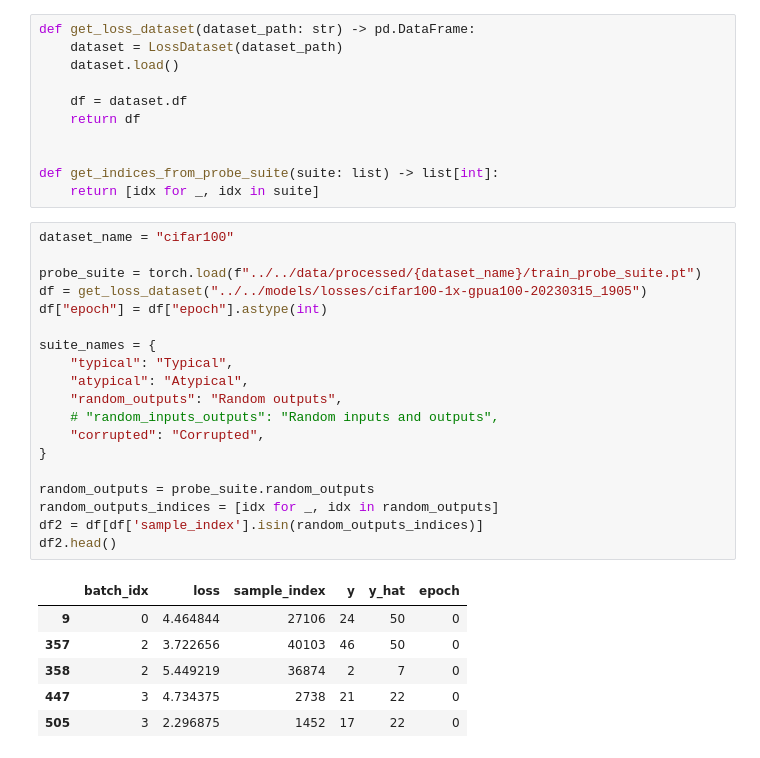
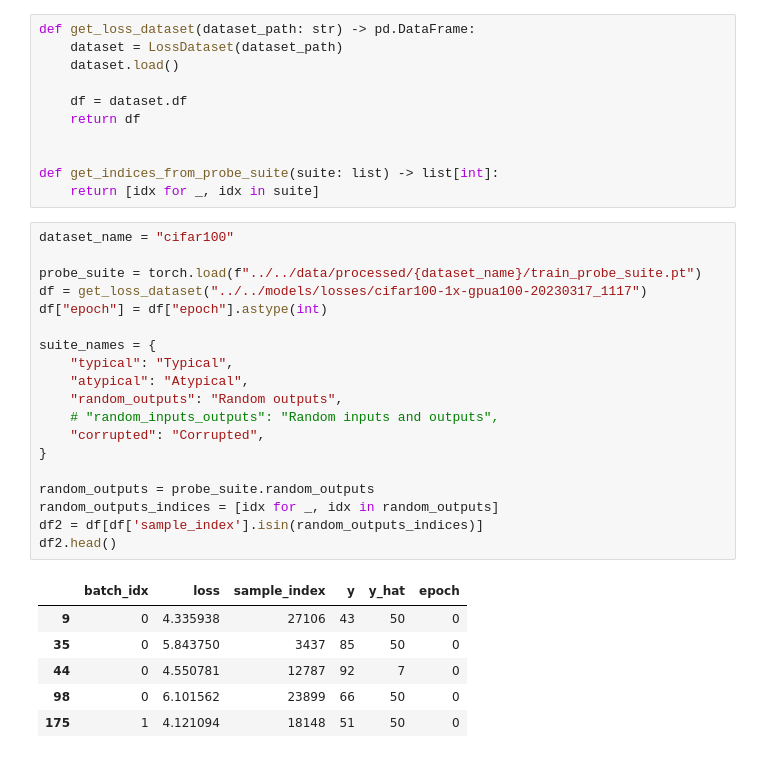
Before and after one commit to jhoffe/bsc_metadata_archeology, a Jupyter notebook: src/visualization/test.ipynb, the cells around one changed output. Drawn from its saved outputs; the diff is of its cells as text.

```diff
--- a/src/visualization/test.ipynb
+++ b/src/visualization/test.ipynb
@@ -22,26 +22,26 @@ def get_indices_from_probe_suite(suite: list) -> list[int]:
 # %%
 dataset_name = "cifar100"
 
 probe_suite = torch.load(f"../../data/processed/{dataset_name}/train_probe_suite.pt")
-df = get_loss_dataset("../../models/losses/cifar100-1x-gpua100-20230315_1905")
+df = get_loss_dataset("../../models/losses/cifar100-1x-gpua100-20230317_1117")
 df["epoch"] = df["epoch"].astype(int)
 
 suite_names = {
     "typical": "Typical",
     "atypical": "Atypical",
     "random_outputs": "Random outputs",
     # "random_inputs_outputs": "Random inputs and outputs",
     "corrupted": "Corrupted",
 }
 
 random_outputs = probe_suite.random_outputs
 random_outputs_indices = [idx for _, idx in random_outputs]
 df2 = df[df['sample_index'].isin(random_outputs_indices)]
 df2.head()
 # %% [output]
 |  | batch_idx | loss | sample_index | y | y_hat | epoch |
-| 9 | 0 | 4.464844 | 27106 | 24 | 50 | 0 |
-| 357 | 2 | 3.722656 | 40103 | 46 | 50 | 0 |
-| 358 | 2 | 5.449219 | 36874 | 2 | 7 | 0 |
-| 447 | 3 | 4.734375 | 2738 | 21 | 22 | 0 |
-| 505 | 3 | 2.296875 | 1452 | 17 | 22 | 0 |
+| 9 | 0 | 4.335938 | 27106 | 43 | 50 | 0 |
+| 35 | 0 | 5.843750 | 3437 | 85 | 50 | 0 |
+| 44 | 0 | 4.550781 | 12787 | 92 | 7 | 0 |
+| 98 | 0 | 6.101562 | 23899 | 66 | 50 | 0 |
+| 175 | 1 | 4.121094 | 18148 | 51 | 50 | 0 |
```
Also changed, not shown: parts of 10 cells of this notebook, 1 other file.
